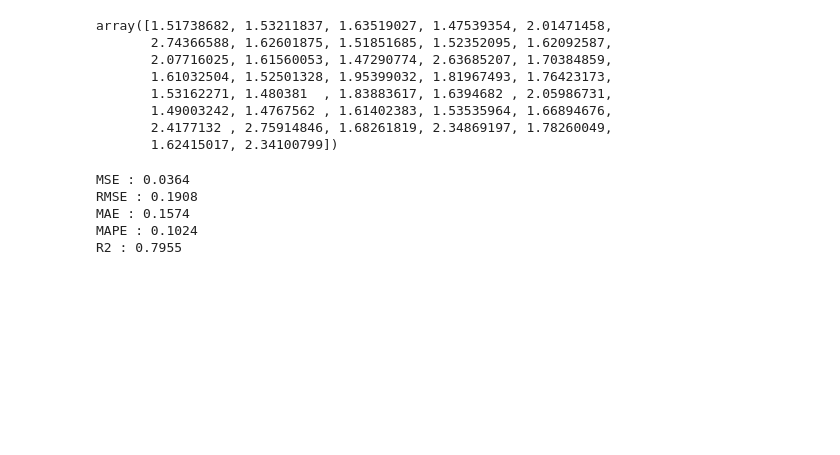
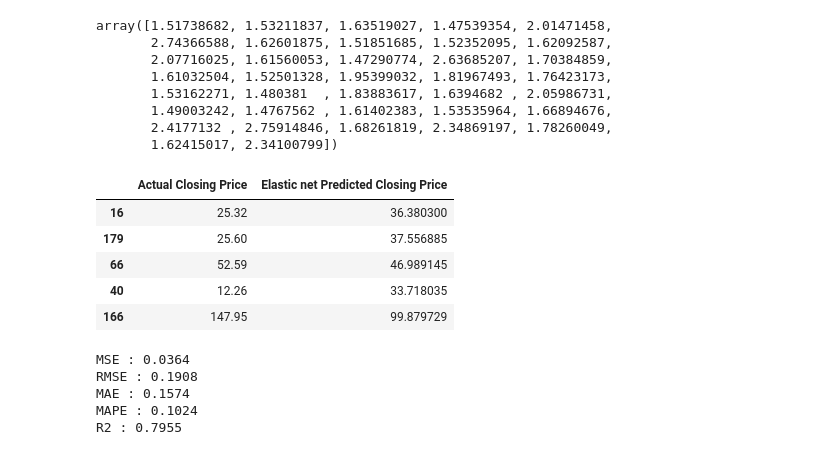
Before and after one commit to Mahima2208/YesBank_Stock_Closing_Price_Prediction, a Jupyter notebook: Yes_Bank.ipynb, the cells around one changed output. Saved outputs shown, nothing was run; the diff lists cells and outputs as text; code cells hidden in the pictures; blank space fills up the shorter version.

```diff
--- a/Yes_Bank.ipynb
+++ b/Yes_Bank.ipynb
@@ -900,6 +923,17 @@ array([1.51738682, 1.53211837, 1.63519027, 1.47539354, 2.01471458,
        1.49003242, 1.4767562 , 1.61402383, 1.53535964, 1.66894676,
        2.4177132 , 2.75914846, 1.68261819, 2.34869197, 1.78260049,
        1.62415017, 2.34100799])
+# %%
+test_df['Elastic net Predicted Closing Price'] = 10**y_pred_elastic
+elasticnet_df = test_df.loc[:,['Actual Closing Price','Elastic net Predicted Closing Price']]
+elasticnet_df.head(5)
+# %% [output]
+|  | Actual Closing Price | Elastic net Predicted Closing Price |
+| 16 | 25.32 | 36.380300 |
+| 179 | 25.60 | 37.556885 |
+| 66 | 52.59 | 46.989145 |
+| 40 | 12.26 | 33.718035 |
+| 166 | 147.95 | 99.879729 |
 # %%
 # Test Performance of Elastic Net model
 print("MSE :",round(mean_squared_error(y_test, y_pred_elastic), 4))
```
Also changed, not shown: parts of 8 cells of this notebook.
